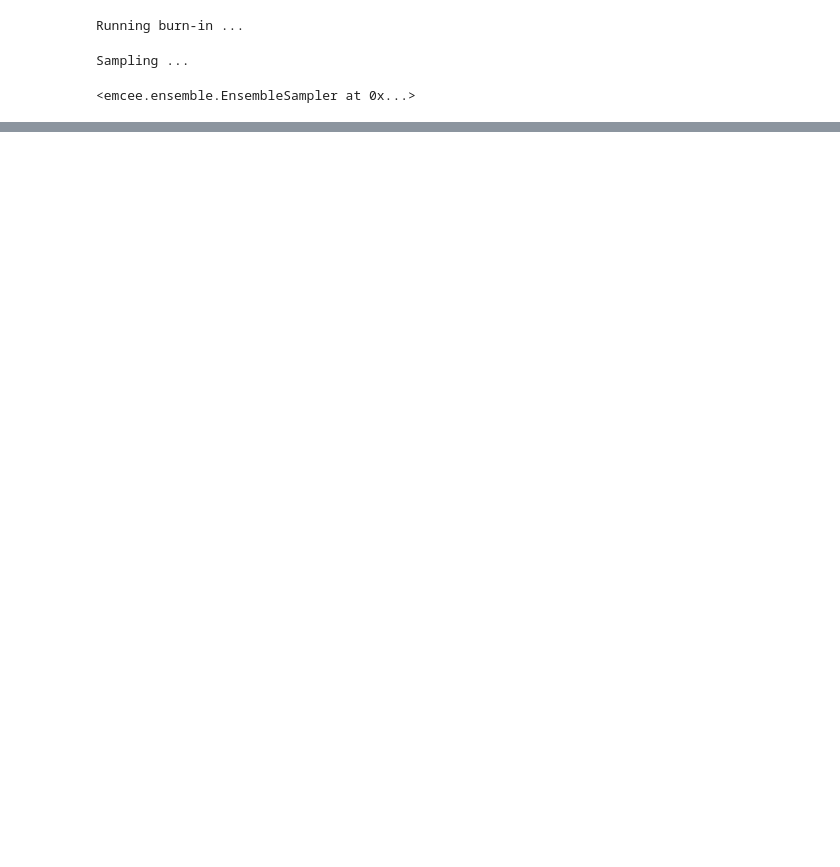
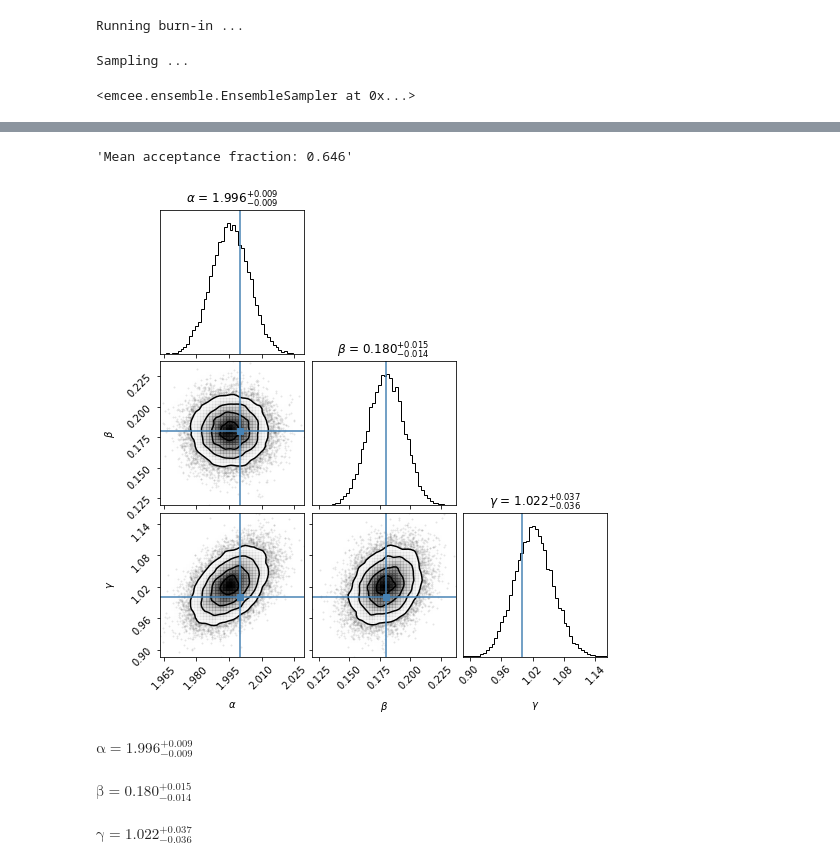
Before and after one commit to CosmoObs/SLtools, a Jupyter notebook: sltools/rings2cosmo/notebooks/test.ipynb, the cells around one changed output, grey strips where cells are left out. Drawn from its saved outputs; the diff is of its cells as text; code cells hidden in the pictures; blank space fills up the shorter version.

```diff
--- a/sltools/rings2cosmo/notebooks/test.ipynb
+++ b/sltools/rings2cosmo/notebooks/test.ipynb
@@ -61,0 +88,33 @@ add hide_print option if progress = False
+# %%
+"Mean acceptance fraction: {0:.3f}".format(rings2cosmo.np.mean(sampler.acceptance_fraction))
+# %% [output]
+'Mean acceptance fraction: 0.646'
+# %%
+import corner
+
+alpha_true = 2.
+beta_true = 0.18
+gamma_true = 1.
+
+fig = corner.corner(
+    flat_samples, bins=50, labels=labels, smooth=True, \
+    truths=[alpha_true,beta_true,gamma_true],\
+    show_titles=True,title_fmt=".3f");
+# %% [output]
+[figure, added]
+# %%
+import numpy as np
+from IPython.display import display, Math
+
+
+labels_2 = [r"\alpha", r"\beta", r"\gamma"]
+for i in range(3):
+    mcmc = np.percentile(flat_samples[:, i], [16, 50, 84])
+    q = np.diff(mcmc)
+    txt = "\mathrm{{{3}}} = {0:.3f}_{{-{1:.3f}}}^{{+{2:.3f}}}"
+    txt = txt.format(mcmc[1], q[0], q[1], labels_2[i])
+    display(Math(txt))
+# %% [output]
+$\displaystyle \mathrm{\alpha} = 1.996_{-0.009}^{+0.009}$
+$\displaystyle \mathrm{\beta} = 0.180_{-0.014}^{+0.015}$
+$\displaystyle \mathrm{\gamma} = 1.022_{-0.036}^{+0.037}$
```
Also changed, not shown: parts of 27 cells of this notebook, 1 other file.
